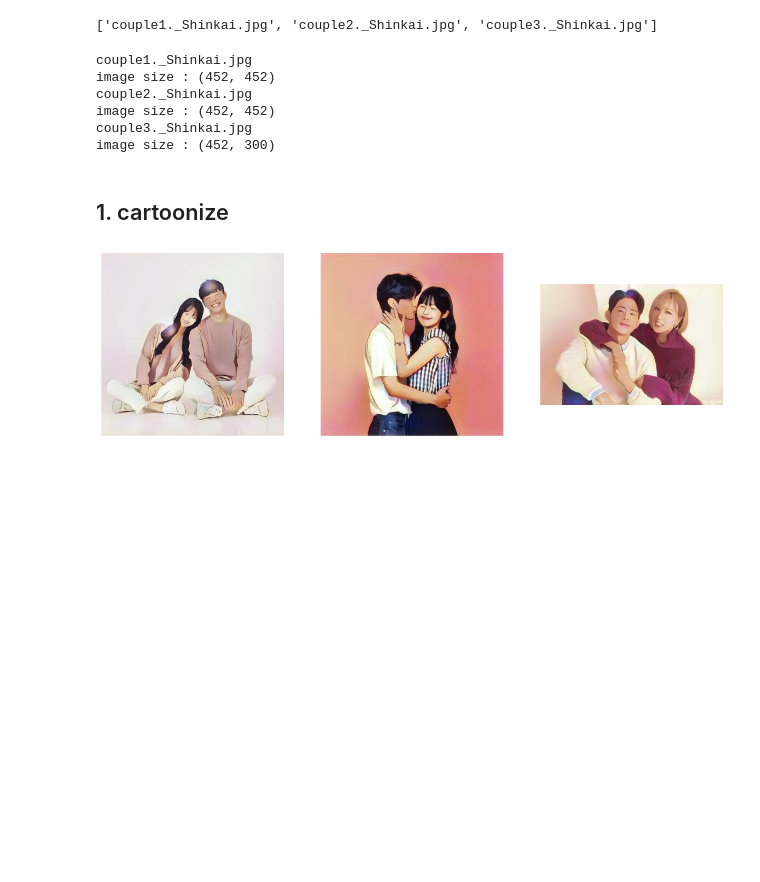
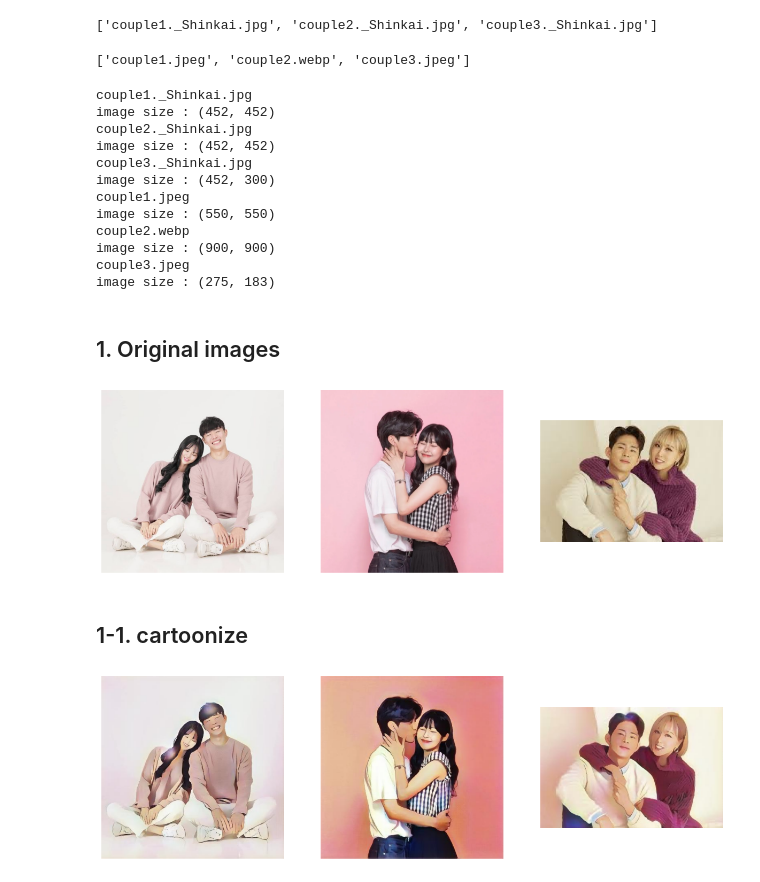
Before and after one commit to kjae0/auto-line-drawing, a Jupyter notebook: line_drawing/edge_detection.ipynb, the cells around one changed output. Drawn from its saved outputs; the diff is of its cells as text; code cells hidden in the pictures; blank space fills up the shorter version.

```diff
--- a/line_drawing/edge_detection.ipynb
+++ b/line_drawing/edge_detection.ipynb
@@ -18,6 +18,14 @@ images_files.sort()
 images_files
 # %% [output]
 ['couple1._Shinkai.jpg', 'couple2._Shinkai.jpg', 'couple3._Shinkai.jpg']
+# %%
+origin_images_files = os.listdir(data_dir)
+origin_images_files = [i for i in origin_images_files if "._" not in i]
+origin_images_files.sort()
+
+origin_images_files
+# %% [output]
+['couple1.jpeg', 'couple2.webp', 'couple3.jpeg']
 # %%
 # load images
 
@@ -29,6 +37,17 @@ for im in images_files:
     print(f"image size : {img.size}")
 
     images.append(np.array(img))
+
+# load images
+
+origin_images = []
+
+for im in origin_images_files:
+    img = Image.open(os.path.join(data_dir, im)).convert("RGB")
+    print(im)
+    print(f"image size : {img.size}")
+
+    origin_images.append(np.array(img))
 # %% [output]
 couple1._Shinkai.jpg
 image size : (452, 452)
@@ -36,8 +55,24 @@ couple2._Shinkai.jpg
 image size : (452, 452)
 couple3._Shinkai.jpg
 image size : (452, 300)
+couple1.jpeg
+image size : (550, 550)
+couple2.webp
+image size : (900, 900)
+couple3.jpeg
+image size : (275, 183)
+# %% [markdown]
+## 1. Original images
+# %%
+plt.figure(figsize=(5 * len(origin_images), 5))
+for i in range(len(origin_images)):
+    plt.subplot(1, len(origin_images), i+1)
+    plt.imshow(origin_images[i])
+    plt.axis("off")
+# %% [output]
+[figure, added]
 # %% [markdown]
-## 1. cartoonize
+## 1-1. cartoonize
 # %%
 plt.figure(figsize=(5 * len(images), 5))
 for i in range(len(images)):
```
